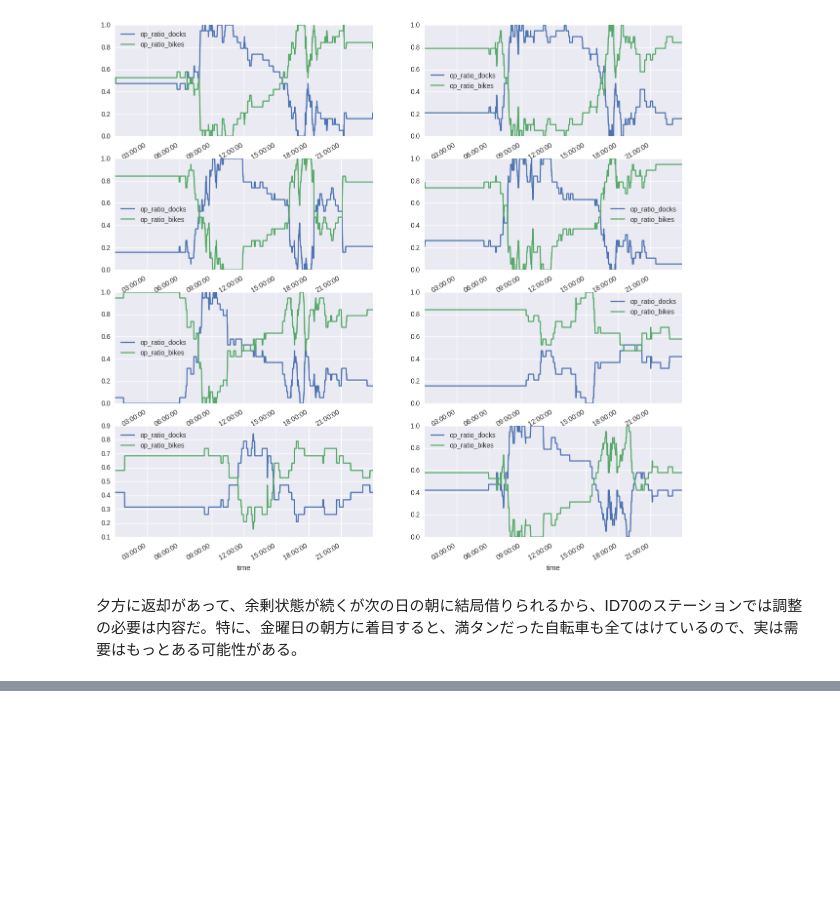
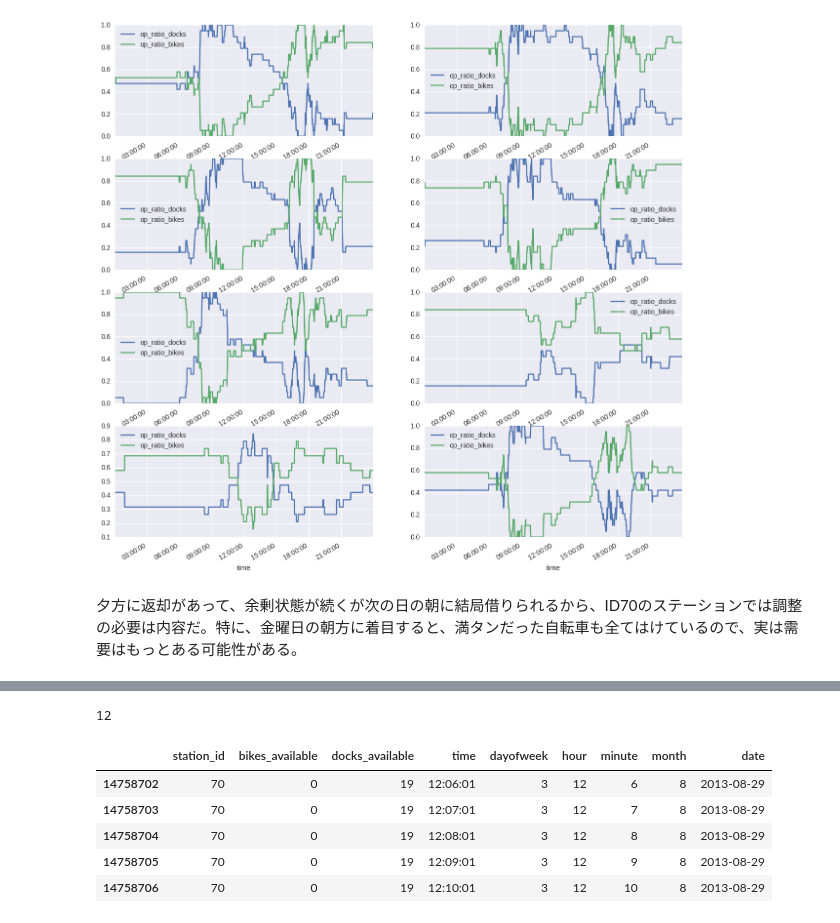
Before and after one commit to kyohei-koga/bike_share, a Jupyter notebook: operation_rate.ipynb, the cells around one changed output, grey strips where cells are left out. Drawn from its saved outputs; the diff is of its cells as text; code cells hidden in the pictures; blank space fills up the shorter version.

```diff
--- a/operation_rate.ipynb
+++ b/operation_rate.ipynb
@@ -123,0 +115,13 @@ status1.to_csv('/home/kyohei/bike_share_data/201402_babs_open_data/201402_status
+# %%
+test['time'].iloc[0].hour
+# %% [output]
+12
+# %%
+test.head()
+# %% [output]
+|  | station_id | bikes_available | docks_available | time | dayofweek | hour | minute | month | date |
+| 14758702 | 70 | 0 | 19 | 12:06:01 | 3 | 12 | 6 | 8 | 2013-08-29 |
+| 14758703 | 70 | 0 | 19 | 12:07:01 | 3 | 12 | 7 | 8 | 2013-08-29 |
+| 14758704 | 70 | 0 | 19 | 12:08:01 | 3 | 12 | 8 | 8 | 2013-08-29 |
+| 14758705 | 70 | 0 | 19 | 12:09:01 | 3 | 12 | 9 | 8 | 2013-08-29 |
+| 14758706 | 70 | 0 | 19 | 12:10:01 | 3 | 12 | 10 | 8 | 2013-08-29 |
```
Also changed, not shown: parts of 21 cells of this notebook.
